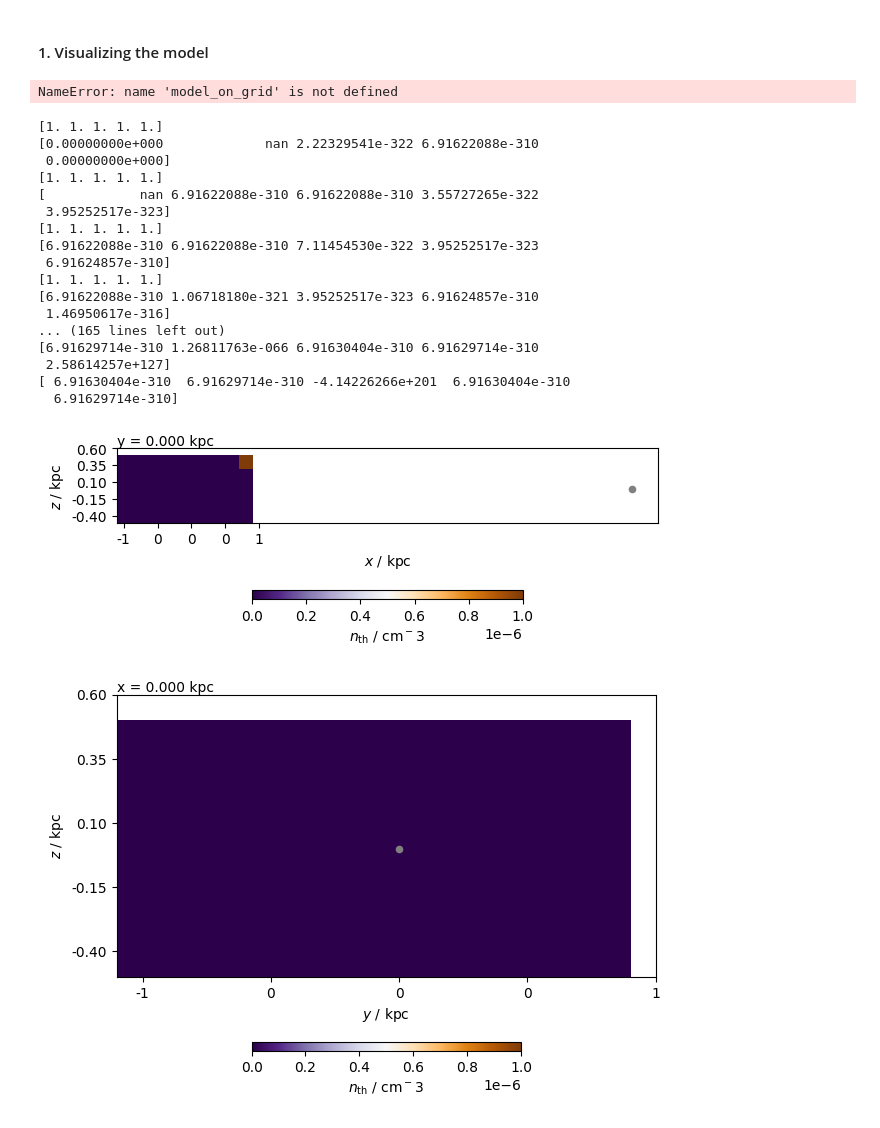
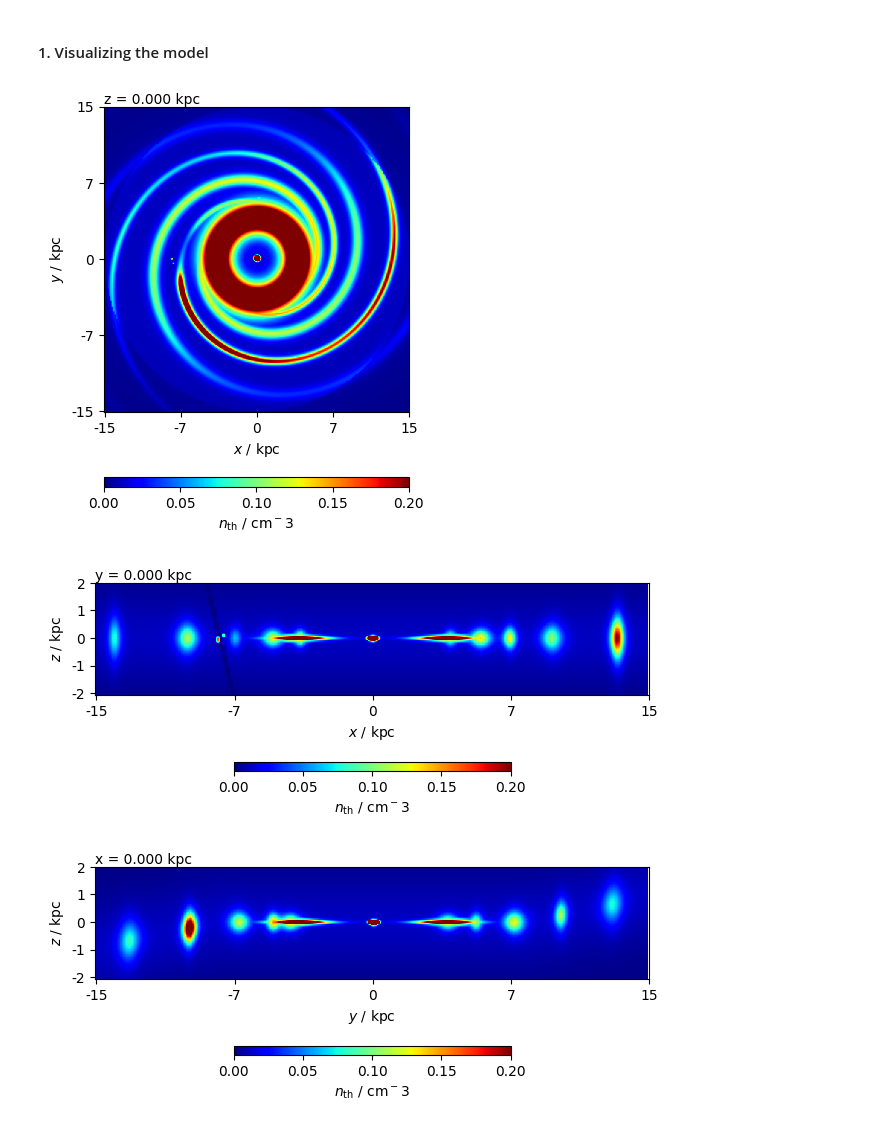
Before and after one commit to rafaelab/imagine-models, a Jupyter notebook: demos/python/model_examples/ymw16_demo.ipynb, the cells around one changed output. Cells and saved outputs as stored; diff of their text form; code cells hidden in the pictures.

```diff
--- a/demos/python/model_examples/ymw16_demo.ipynb
+++ b/demos/python/model_examples/ymw16_demo.ipynb
@@ -33,36 +15,27 @@ grid_z = np.arange(20.) - 10
+# %%
+model = img.YMW16()
+model.do_loop = True
+model.do_local_bubble = True
+model.do_gum = True
+model.do_galactic_center = True
+model.do_spiral_arms = True
+model.do_thick_disc = True
+model.do_thin_disc = True
+shape = [200, 200, 40] # necessarily a list of 3 ints!
+increment = [.15, .15, .1]
+refpoint = [-15., -15., -2.]
+vmin = 0
+vmax = 0.2
 # %%
-
 model_on_grid = model.on_grid(shape=shape, reference_point=refpoint, increment=increment)
-print(model_on_grid.shape)
-print(model_on_grid.dtype)
-plot_slice(model_on_grid, 2, shape, refpoint, increment, vmin=vmin, vmax=vmax, cut_index=None)
+plot_slice(model_on_grid, 2, shape, refpoint, increment, vmin=0, vmax=vmax, cut_index=None, cmap="jet", plot_earth=False)
 # %% [output]
-NameError: name 'model_on_grid' is not defined
+[figure, added]
 # %%
-for x in model_on_grid:
-    for y in x:
-        print(y)
-plot_slice(model_on_grid, 1, shape, refpoint, increment, vmin=vmin, vmax=vmax, cut_index=None)
+plot_slice(model_on_grid, 1, shape, refpoint, increment, vmin=0, vmax=vmax, cut_index=None, cmap="jet", plot_earth=False)
 # %% [output]
-[1. 1. 1. 1. 1.]
-[0.00000000e+000             nan 2.22329541e-322 6.91622088e-310
- 0.00000000e+000]
-[1. 1. 1. 1. 1.]
-[            nan 6.91622088e-310 6.91622088e-310 3.55727265e-322
- 3.95252517e-323]
-[1. 1. 1. 1. 1.]
-[6.91622088e-310 6.91622088e-310 7.11454530e-322 3.95252517e-323
- 6.91624857e-310]
-[1. 1. 1. 1. 1.]
-[6.91622088e-310 1.06718180e-321 3.95252517e-323 6.91624857e-310
- 1.46950617e-316]
-... (165 lines left out)
-[6.91629714e-310 1.26811763e-066 6.91630404e-310 6.91629714e-310
- 2.58614257e+127]
-[ 6.91630404e-310  6.91629714e-310 -4.14226266e+201  6.91630404e-310
-  6.91629714e-310]
-[figure, old version]
+[figure, new version]
 # %%
-plot_slice(model_on_grid, 0, shape, refpoint, increment, vmin=vmin, vmax=vmax, cut_index=None)
+plot_slice(model_on_grid, 0, shape, refpoint, increment, vmin=0, vmax=vmax, cut_index=None, cmap="jet", plot_earth=False)
 # %% [output]
-[figure, old version]
+[figure, new version]
```
Also changed, not shown: parts of 1 cell of this notebook, 2 other files.
